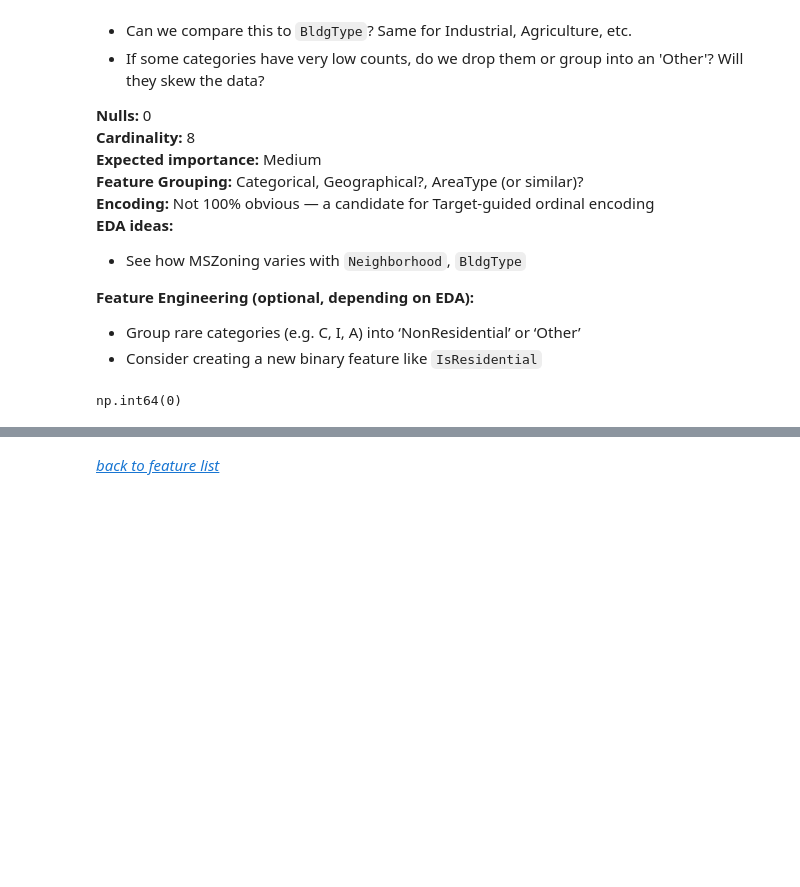
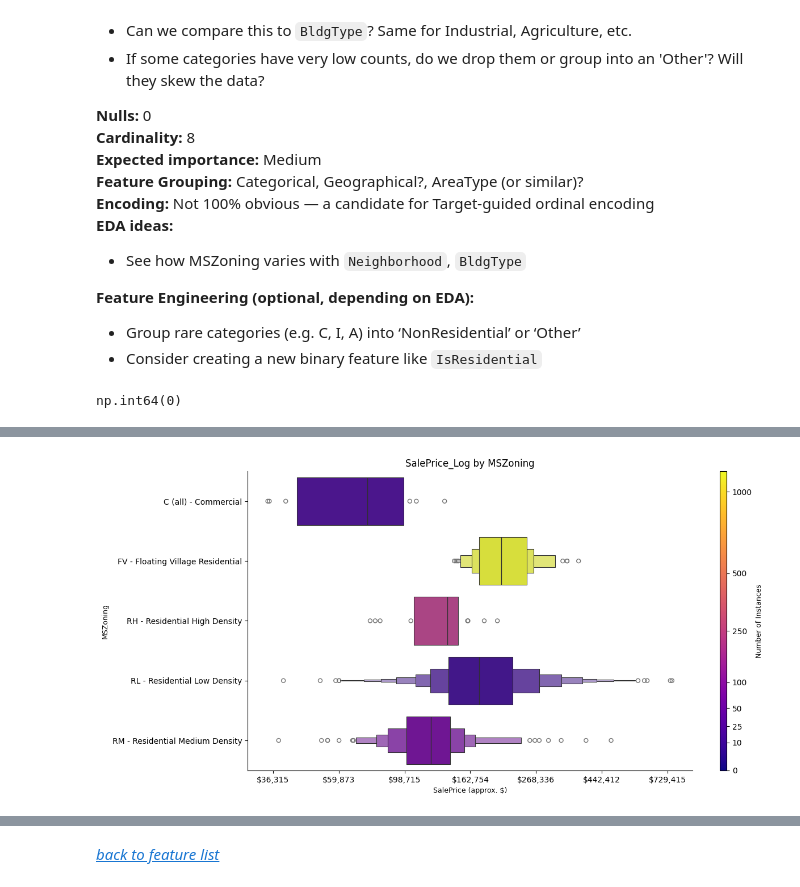
Before and after one commit to ddrant/HousePrices_KaggleComp, a Jupyter notebook: Remame_First_notebook.ipynb, the cells around one changed output, grey strips where cells are left out. Drawn from its saved outputs; the diff is of its cells as text; code cells hidden in the pictures; blank space fills up the shorter version.

```diff
--- a/Remame_First_notebook.ipynb
+++ b/Remame_First_notebook.ipynb
@@ -391,0 +451,5 @@ np.int64(0)
+# %%
+
+boxen_by_category(data=df, cat_var='MSZoning', value_var='SalePrice_Log', cmap_norm='power', cbar_ticks=cbar_ticks, gamma=0.5, size=6, cat_label_map=mszoning_map, log_target=True)
+# %% [output]
+[figure, added]
```
Also changed, not shown: parts of 9 cells of this notebook.
